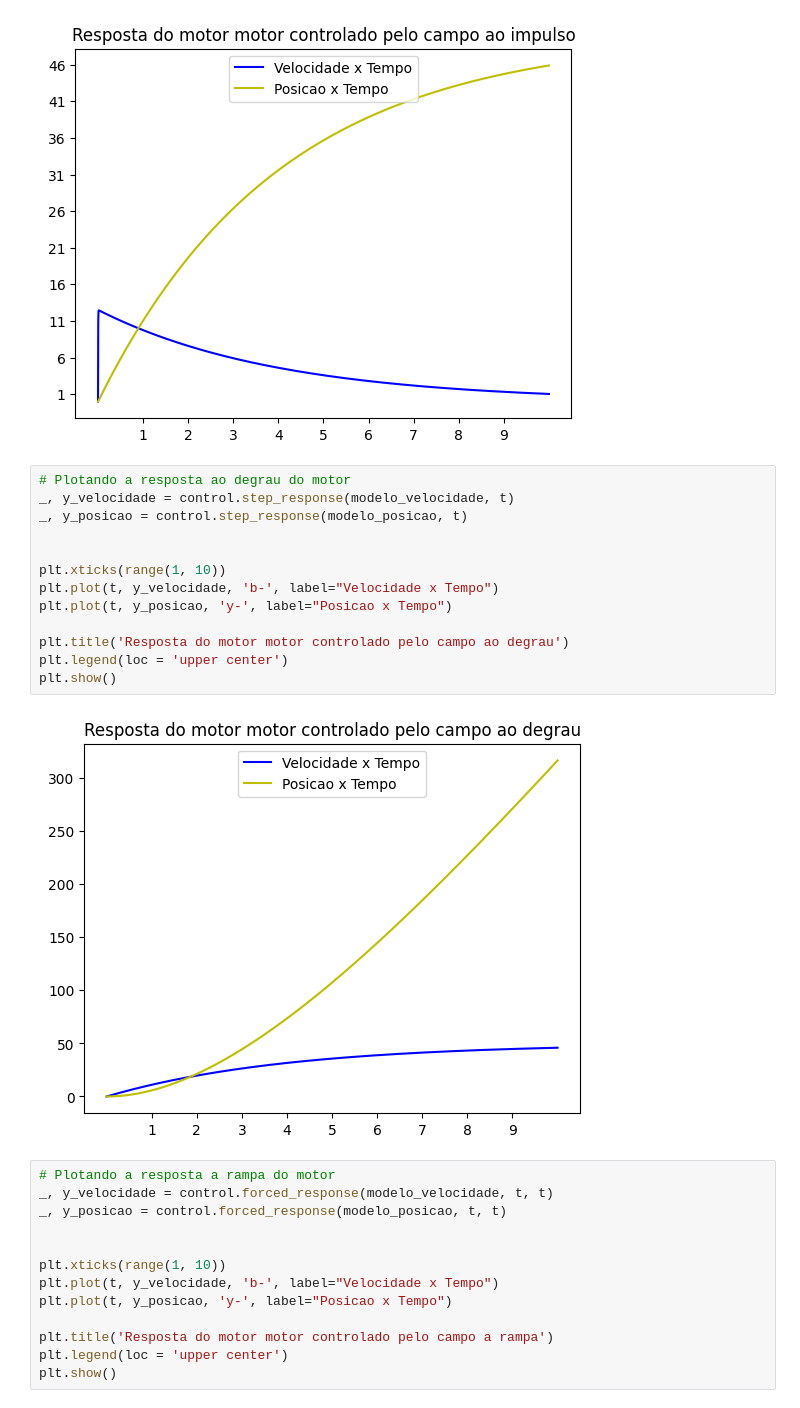
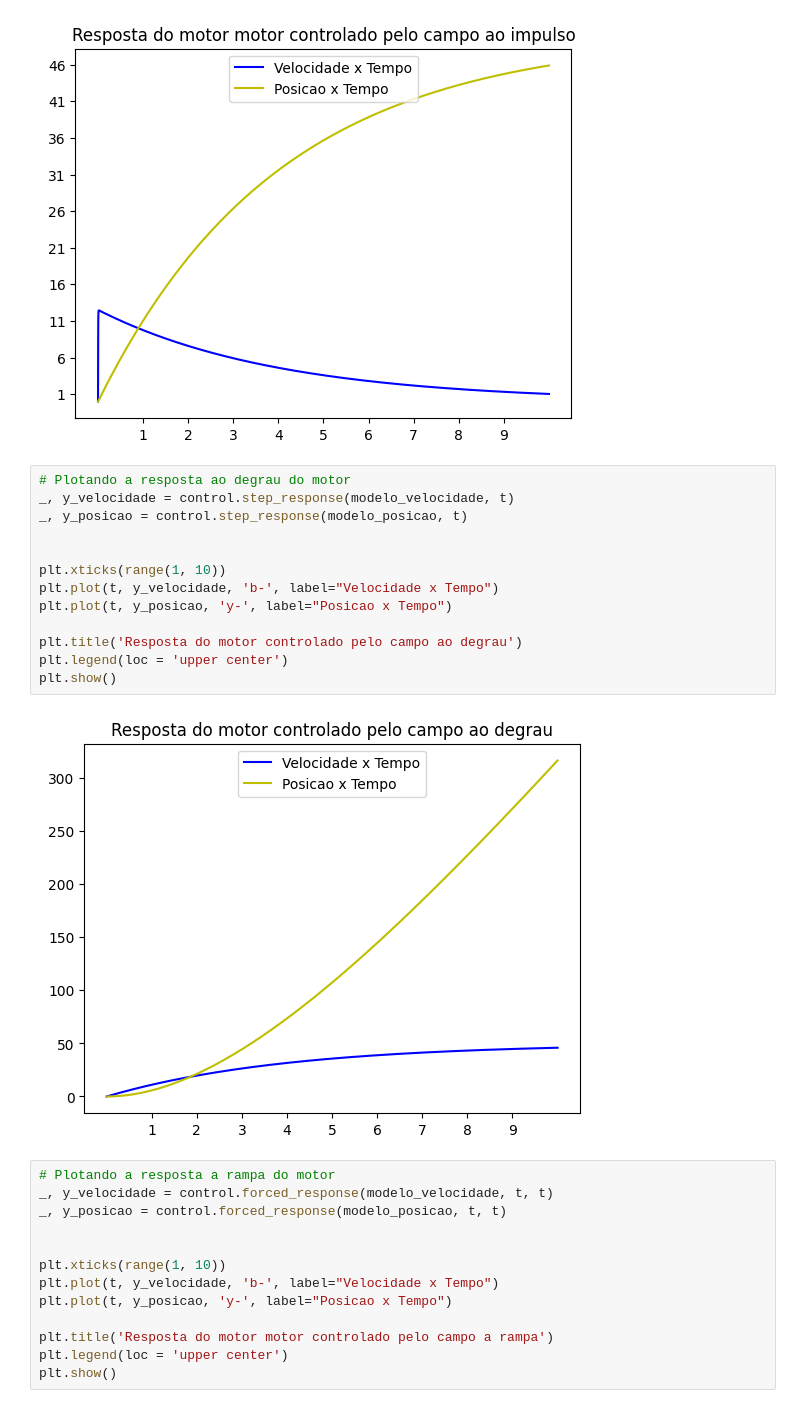
Before and after one commit to arthur-mts/controle_automacao, a Jupyter notebook: atividade_1.ipynb, the cells around one changed output. Drawn from its saved outputs; the diff is of its cells as text.

```diff
--- a/atividade_1.ipynb
+++ b/atividade_1.ipynb
@@ -42,18 +66,18 @@ plt.show()
 # %%
 # Plotando a resposta ao degrau do motor
 _, y_velocidade = control.step_response(modelo_velocidade, t)
 _, y_posicao = control.step_response(modelo_posicao, t)
 
 
 plt.xticks(range(1, 10))
 plt.plot(t, y_velocidade, 'b-', label="Velocidade x Tempo")
 plt.plot(t, y_posicao, 'y-', label="Posicao x Tempo")
 
-plt.title('Resposta do motor motor controlado pelo campo ao degrau')
+plt.title('Resposta do motor controlado pelo campo ao degrau')
 plt.legend(loc = 'upper center')
 plt.show()
 # %% [output]
-[figure, old version]
+[figure, new version]
 # %%
 # Plotando a resposta a rampa do motor
 _, y_velocidade = control.forced_response(modelo_velocidade, t, t)
```
Also changed, not shown: parts of 2 cells of this notebook.
